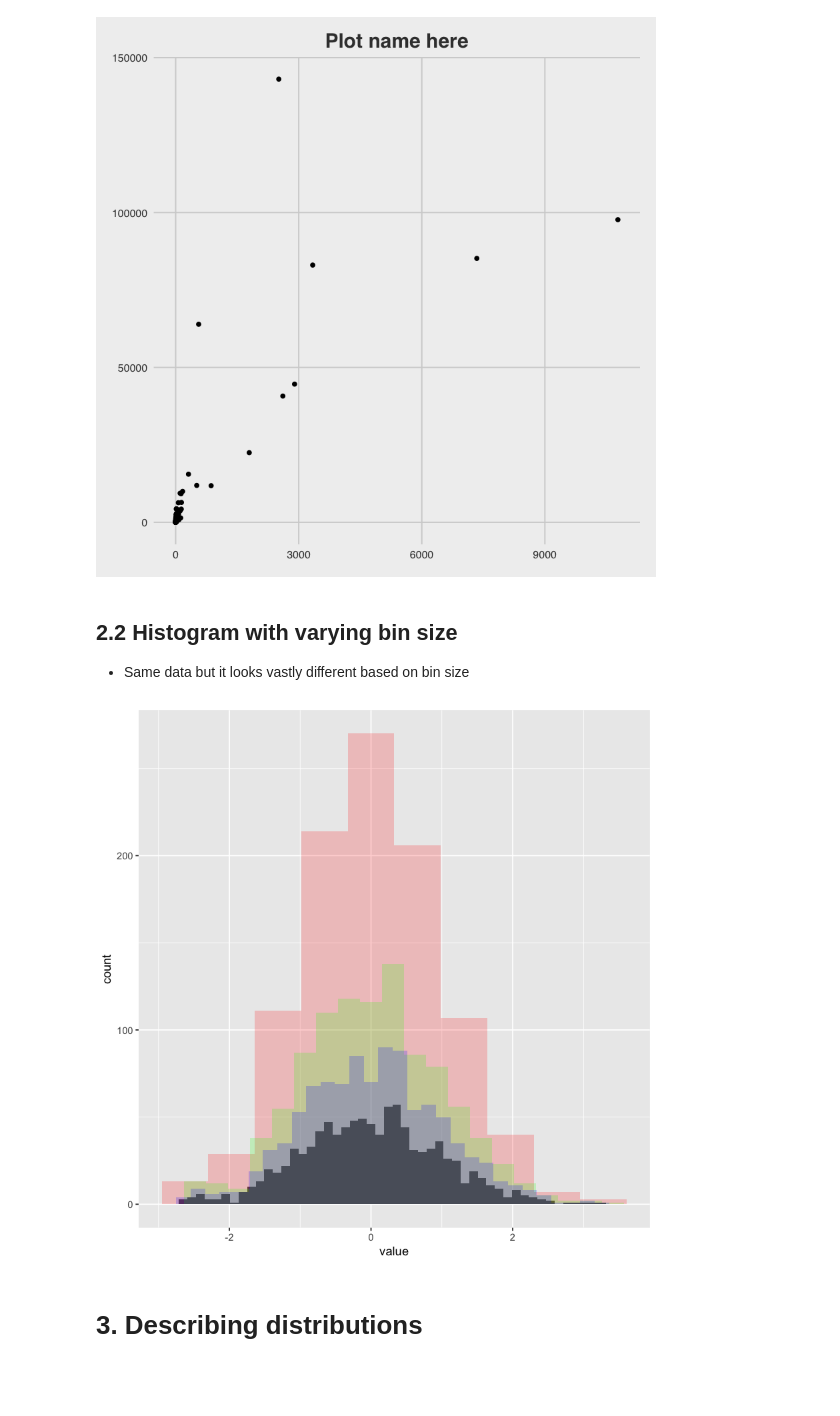
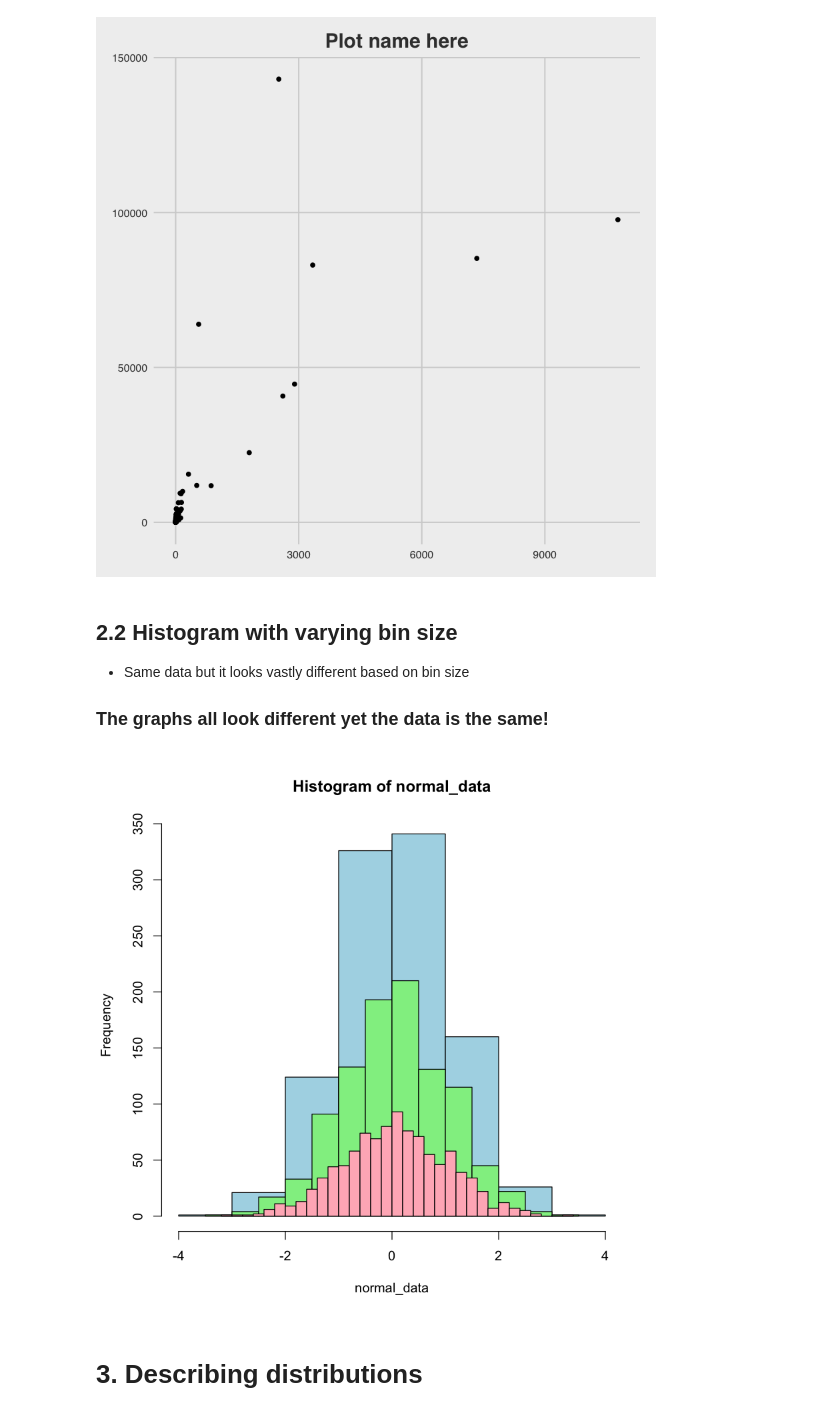
Before and after one commit to corybaird/PLCY_610_public, a Jupyter notebook: Lecture_visuals/610_Lecture_2.ipynb, the cells around one changed output. Drawn from its saved outputs; the diff is of its cells as text; code cells hidden in the pictures; blank space fills up the shorter version.

```diff
--- a/Lecture_visuals/610_Lecture_2.ipynb
+++ b/Lecture_visuals/610_Lecture_2.ipynb
@@ -103,15 +139,30 @@ theme_fivethirtyeight()+theme(plot.title = element_text(hjust = 0.5)) #Sets the
 # %% [markdown]
 ## 2.2 Histogram with varying bin size
 - Same data but it looks vastly different based on bin size
+
+### The graphs all look different yet the data is the same!
-# %%
-normal_data_ggformat %>% #Plot normal_data
-ggplot(aes(x=value))+ #Selects data column by name
-geom_histogram(bins=50)+ #Bin 10
-geom_histogram(data=normal_data_ggformat, bins =10, fill = "red", alpha = 0.2)+ #Plot sample data
-geom_histogram(data=normal_data_ggformat, bins =20, fill = "green", alpha = 0.2)+ #Plot sample data
-geom_histogram(data=normal_data_ggformat, bins =30, fill = "blue", alpha = 0.2) #Plot sample data
-# %% [output]
-[figure, removed]
+# %%
+hist(
+    normal_data,#Data
+    col='lightblue', #Color
+    breaks=5, #Bins
+)
+hist(
+    normal_data,#Data
+    col= 'lightgreen', #Color
+    breaks=20, #Bins
+    alpha=.3,
+    add=TRUE
+)
+hist(
+    normal_data,#Data
+    col= 'lightpink', #Color
+    breaks=40, #Bins
+    alpha=.3,
+    add=TRUE
+)
+# %% [output]
+[figure, added]
 # %% [markdown]
 <a id='Section_3'></a>
 
```
Also changed, not shown: parts of 58 cells of this notebook.
